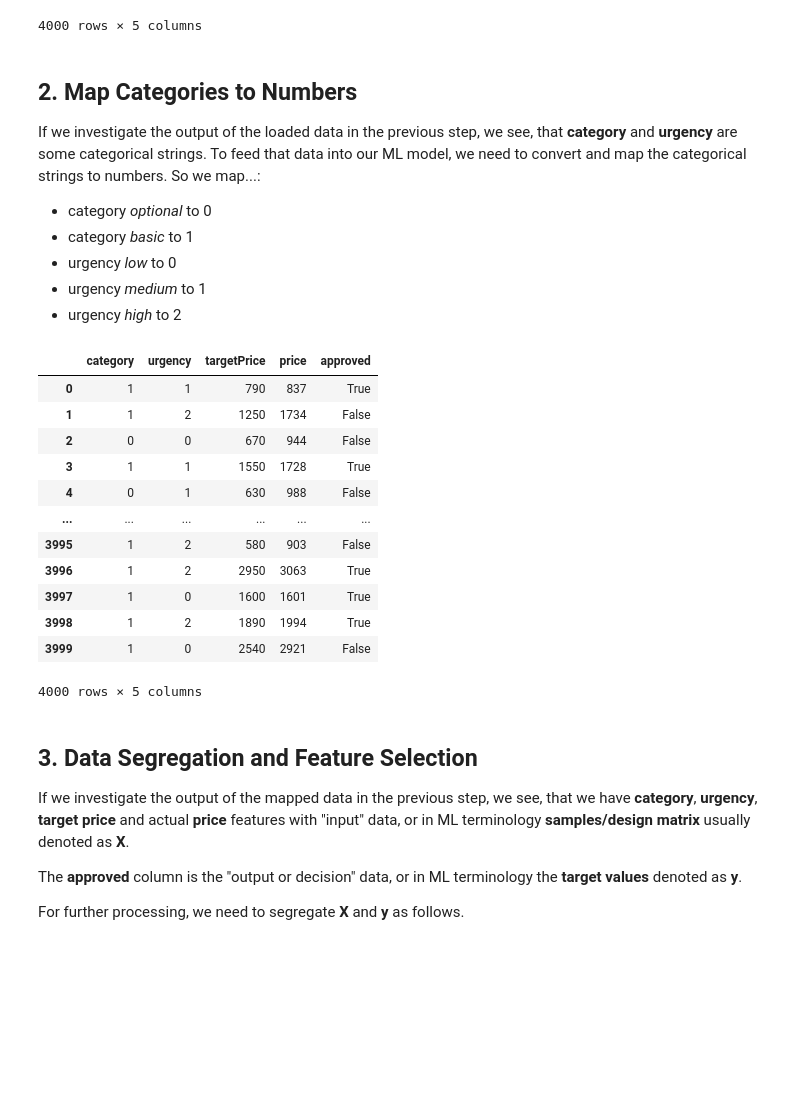
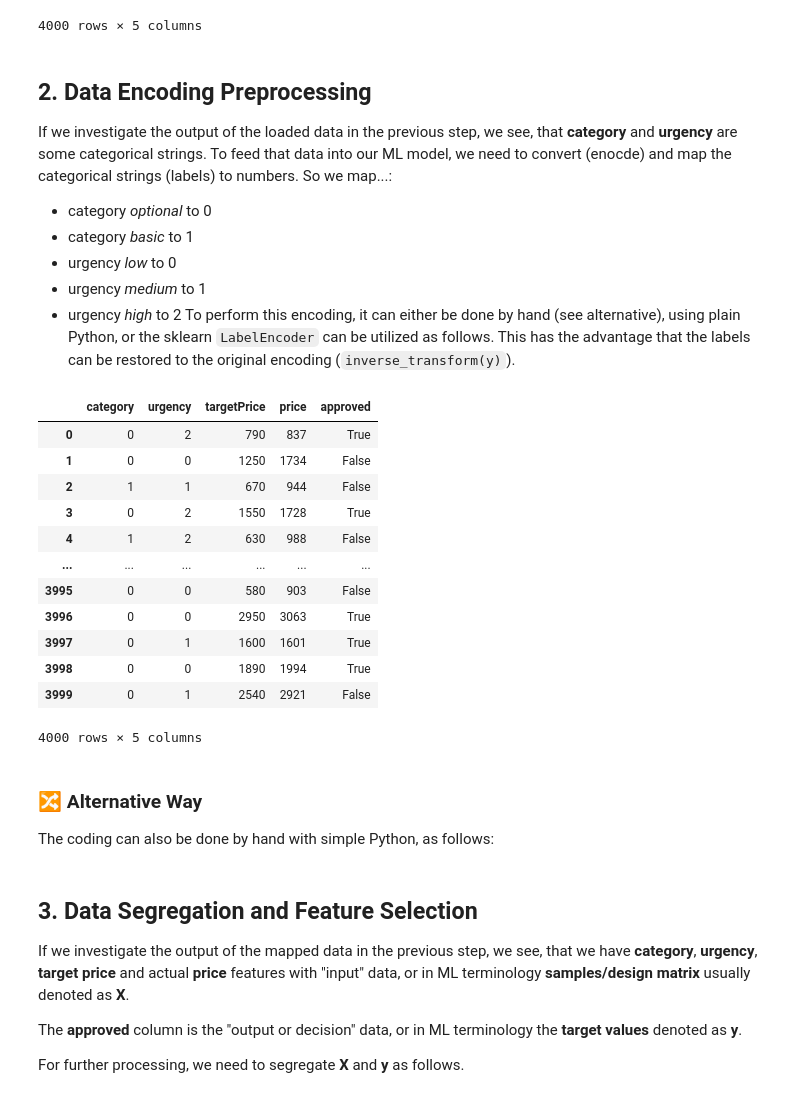
Before and after one commit to AI4BP/ainotes, a Jupyter notebook: sklearn-getting-started/ipynb/expense-authorization.ipynb, the cells around one changed output. Saved outputs shown, nothing was run; the diff lists cells and outputs as text; code cells hidden in the pictures; blank space fills up the shorter version.

```diff
--- a/sklearn-getting-started/ipynb/expense-authorization.ipynb
+++ b/sklearn-getting-started/ipynb/expense-authorization.ipynb
@@ -69,34 +69,48 @@ data
 | 3999 | basic | low | 2540 | 2921 | False |
 4000 rows × 5 columns
 # %% [markdown]
-## 2. Map Categories to Numbers
-If we investigate the output of the loaded data in the previous step, we see, that **category** and **urgency** are some categorical strings. To feed that data into our ML model, we need to convert and map the categorical strings to numbers. So we map...:
+## 2. Data Encoding Preprocessing
+If we investigate the output of the loaded data in the previous step, we see, that **category** and **urgency** are some categorical strings. To feed that data into our ML model, we need to convert (enocde) and map the categorical strings (labels) to numbers. So we map...:
 - category *optional* to 0
 - category *basic* to 1
 - urgency *low* to 0
 - urgency *medium* to 1
 - urgency *high* to 2
+To perform this encoding, it can either be done by hand (see alternative), using plain Python, or the sklearn `LabelEncoder` can be utilized as follows. This has the advantage that the labels can be restored to the original encoding (`inverse_transform(y)`).
+# %%
+from sklearn import preprocessing
+
+enc_data_category = preprocessing.LabelEncoder()
+enc_data_category.fit(["optional", "basic"])
+data.category = enc_data_category.transform(data.category)
+
+enc_data_urgency = preprocessing.LabelEncoder()
+enc_data_urgency.fit(["low", "medium", "high"])
+data.urgency = enc_data_urgency.transform(data.urgency)
+
+data
+# %% [output]
+|  | category | urgency | targetPrice | price | approved |
+| 0 | 0 | 2 | 790 | 837 | True |
+| 1 | 0 | 0 | 1250 | 1734 | False |
+| 2 | 1 | 1 | 670 | 944 | False |
+| 3 | 0 | 2 | 1550 | 1728 | True |
+| 4 | 1 | 2 | 630 | 988 | False |
+| ... | ... | ... | ... | ... | ... |
+| 3995 | 0 | 0 | 580 | 903 | False |
+| 3996 | 0 | 0 | 2950 | 3063 | True |
+| 3997 | 0 | 1 | 1600 | 1601 | True |
+| 3998 | 0 | 0 | 1890 | 1994 | True |
+| 3999 | 0 | 1 | 2540 | 2921 | False |
+4000 rows × 5 columns
+# %% [markdown]
+### 🔀 Alternative Way
+The coding can also be done by hand with simple Python, as follows:
 # %%
-category = {"optional": 0, "basic": 1}
-data.category = [category[item] for item in data.category]
-urgency = {"low": 0, "medium": 1, "high": 2}
-data.urgency = [urgency[item] for item in data.urgency]
-
-data
+# category = {"optional": 0, "basic": 1}
+# data.category = [category[item] for item in data.category]
+# urgency = {"low": 0, "medium": 1, "high": 2}
+# data.urgency = [urgency[item] for item in data.urgency]
-# %% [output]
-|  | category | urgency | targetPrice | price | approved |
-| 0 | 1 | 1 | 790 | 837 | True |
-| 1 | 1 | 2 | 1250 | 1734 | False |
-| 2 | 0 | 0 | 670 | 944 | False |
-| 3 | 1 | 1 | 1550 | 1728 | True |
-| 4 | 0 | 1 | 630 | 988 | False |
-| ... | ... | ... | ... | ... | ... |
-| 3995 | 1 | 2 | 580 | 903 | False |
-| 3996 | 1 | 2 | 2950 | 3063 | True |
-| 3997 | 1 | 0 | 1600 | 1601 | True |
-| 3998 | 1 | 2 | 1890 | 1994 | True |
-| 3999 | 1 | 0 | 2540 | 2921 | False |
-4000 rows × 5 columns
 # %% [markdown]
 ## 3. Data Segregation and Feature Selection
 If we investigate the output of the mapped data in the previous step, we see, that we have **category**, **urgency**, **target price** and actual **price** features with "input" data, or in ML terminology **samples/design matrix** usually denoted as **X**.
```
Also changed, not shown: parts of 9 cells of this notebook, 1 other file.
